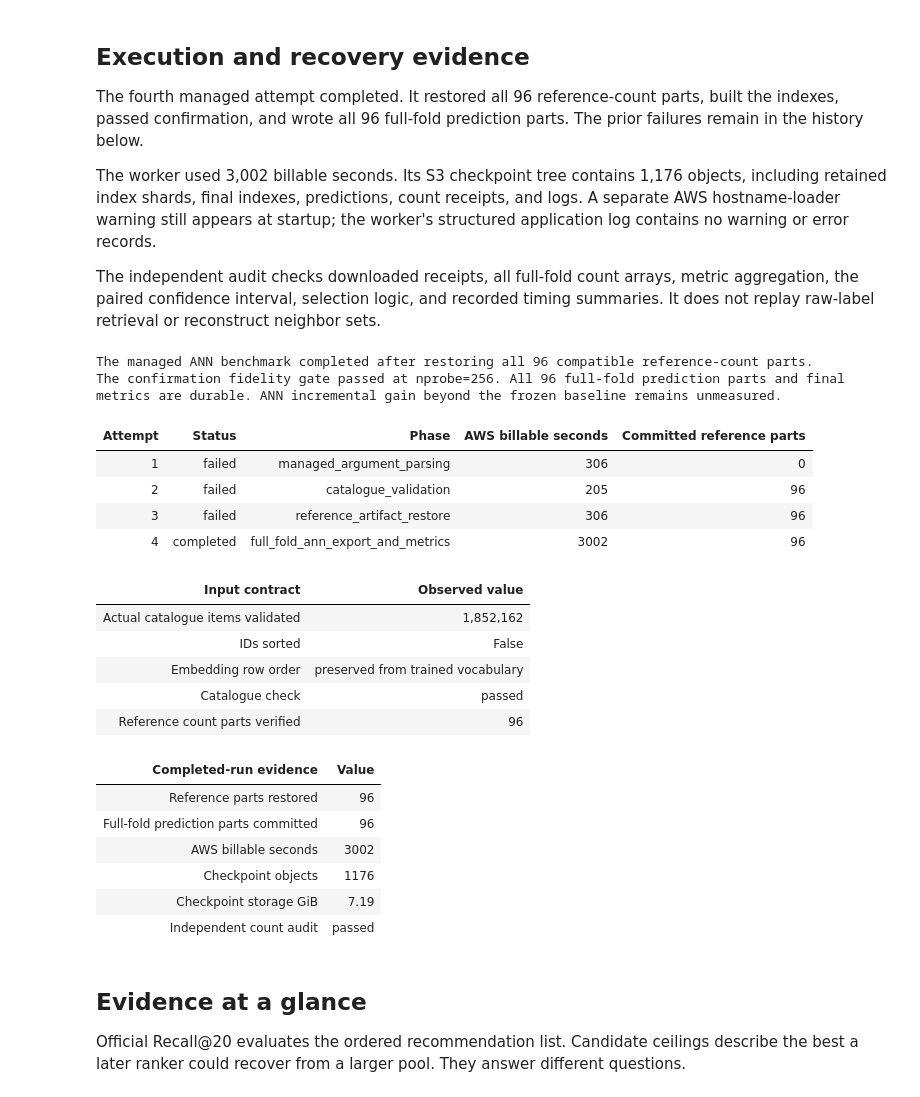
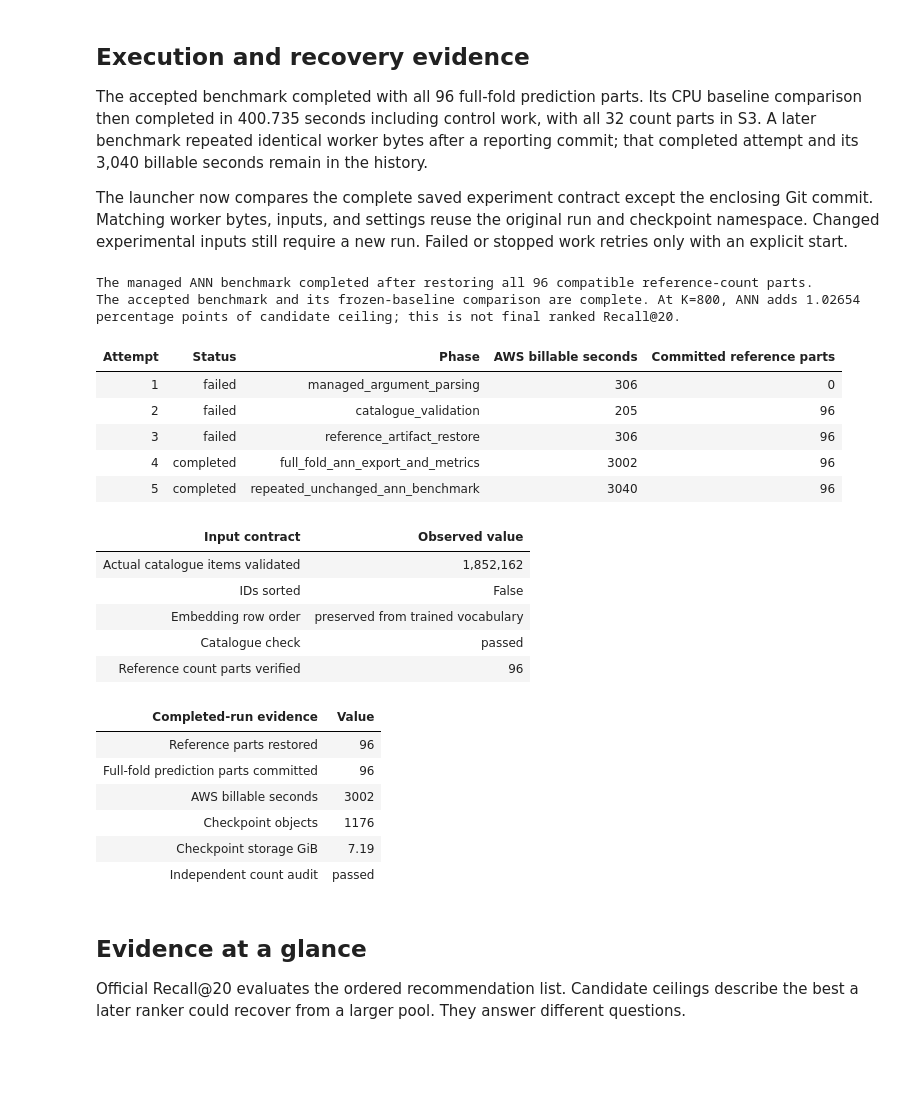
Before and after one commit to alvaromendizabal/otto-recommender-system, a Jupyter notebook: notebooks/06_ann_benchmark.ipynb, the cells around one changed output. Drawn from its saved outputs; the diff is of its cells as text; code cells hidden in the pictures; blank space fills up the shorter version.

```diff
--- a/notebooks/06_ann_benchmark.ipynb
+++ b/notebooks/06_ann_benchmark.ipynb
@@ -82,16 +68,14 @@ Independent audit: 192 parts, 103,468 sessions, 500 paired draws
 # %% [markdown]
 ## Execution and recovery evidence
 
-The fourth managed attempt completed. It restored all 96 reference-count parts, built the indexes, passed confirmation, and wrote all 96 full-fold prediction parts. The prior failures remain in the history below.
+The accepted benchmark completed with all 96 full-fold prediction parts. Its CPU baseline comparison then completed in 400.735 seconds including control work, with all 32 count parts in S3. A later benchmark repeated identical worker bytes after a reporting commit; that completed attempt and its 3,040 billable seconds remain in the history.
 
-The worker used 3,002 billable seconds. Its S3 checkpoint tree contains 1,176 objects, including retained index shards, final indexes, predictions, count receipts, and logs. A separate AWS hostname-loader warning still appears at startup; the worker's structured application log contains no warning or error records.
-
-The independent audit checks downloaded receipts, all full-fold count arrays, metric aggregation, the paired confidence interval, selection logic, and recorded timing summaries. It does not replay raw-label retrieval or reconstruct neighbor sets.
+The launcher now compares the complete saved experiment contract except the enclosing Git commit. Matching worker bytes, inputs, and settings reuse the original run and checkpoint namespace. Changed experimental inputs still require a new run. Failed or stopped work retries only with an explicit start.
 # %%
 launch_path = ROOT / "reports/metrics/two_tower_fold0_ann_launch.json"
 if launch_path.is_file():
     launch = json.loads(launch_path.read_text())
-    attempts = [*launch.get("previous_attempts", []), launch]
+    attempts = [*launch.get("previous_attempts", []), launch, *launch.get("additional_completed_attempts", [])]
     display(pd.DataFrame([{
         "Attempt": i + 1, "Status": row["status"], "Phase": row["phase"],
         "AWS billable seconds": row["billable_seconds"],
@@ -109,34 +93,35 @@ display(pd.DataFrame([
 ], columns=["Input contract", "Observed value"]).style.hide(axis="index"))
 
 recovery = launch.get("recovery_validation", {})
 if recovery:
     production = recovery["production_s3_restore"]
     display(pd.DataFrame([
         ("Root tests passed", recovery["root_tests_passed"]),
         ("Worker tests passed", recovery["worker_tests_passed"]),
         ("Worker Python warning policy", recovery["worker_python_warnings"]),
         ("Production S3 restore", production["status"]),
         ("Recomputed saved reference part", production["recomputed"]),
         ("AWS container loader warning", launch["container_warning"]["status"]),
     ], columns=["Recovery check", "Observed value"]).style.hide(axis="index"))
 
 if report is not None:
     display(pd.DataFrame([
         ("Reference parts restored", launch["restored_reference_parts"]),
         ("Full-fold prediction parts committed", launch["committed_prediction_parts"]),
         ("AWS billable seconds", launch["billable_seconds"]),
         ("Checkpoint objects", launch["ann_checkpoint_objects"]),
         ("Checkpoint storage GiB", f"{launch['ann_checkpoint_bytes']/1024**3:.2f}"),
         ("Independent count audit", audit["status"] if audit else "Pending for this run"),
     ], columns=["Completed-run evidence", "Value"]).style.hide(axis="index"))
 # %% [output]
 The managed ANN benchmark completed after restoring all 96 compatible reference-count parts.
-The confirmation fidelity gate passed at nprobe=256. All 96 full-fold prediction parts and final metrics are durable. ANN incremental gain beyond the frozen baseline remains unmeasured.
+The accepted benchmark and its frozen-baseline comparison are complete. At K=800, ANN adds 1.02654 percentage points of candidate ceiling; this is not final ranked Recall@20.
 | Attempt | Status | Phase | AWS billable seconds | Committed reference parts |
 | 1 | failed | managed_argument_parsing | 306 | 0 |
 | 2 | failed | catalogue_validation | 205 | 96 |
 | 3 | failed | reference_artifact_restore | 306 | 96 |
 | 4 | completed | full_fold_ann_export_and_metrics | 3002 | 96 |
+| 5 | completed | repeated_unchanged_ann_benchmark | 3040 | 96 |
 | Input contract | Observed value |
 | Actual catalogue items validated | 1,852,162 |
 | IDs sorted | False |
```
Also changed, not shown: parts of 7 cells of this notebook, 17 other files.
